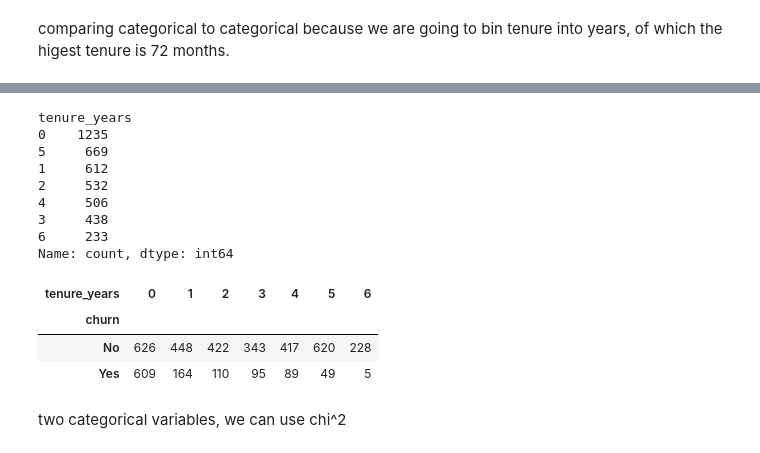
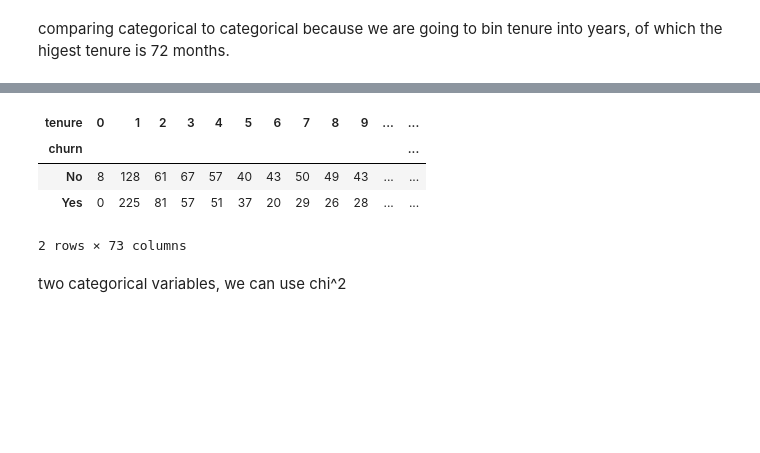
Before and after one commit to Luis-Martinez1/Classification_Project, a Jupyter notebook: non_final_notebook.ipynb, the cells around one changed output, grey strips where cells are left out. Drawn from its saved outputs; the diff is of its cells as text; code cells hidden in the pictures; blank space fills up the shorter version.

```diff
--- a/non_final_notebook.ipynb
+++ b/non_final_notebook.ipynb
@@ -500,15 +535,3 @@ sns.boxplot(data=train, x='churn', y='tenure')
 3. Analyze with statistics
 # %% [markdown]
 comparing categorical to categorical because we are going to bin tenure into years, of which the higest tenure is 72 months.
-# %%
-# Create bins for tenure in terms of years
-bins = [0, 12, 24, 36, 48, 60, 72, 84]  # adjust as needed
-
-# Create labels for the bins (representing years)
-labels = ['0', '1', '2', '3', '4', '5', '6']
-
-# Bin the 'tenure' column
-train['tenure_years'] = pd.cut(train['tenure'], bins=bins, labels=labels, right=False)
-
-# Display the DataFrame with the new 'tenure_years' column
-print(train[['tenure', 'tenure_years']])
@@ -530,23 +538,12 @@ print(train[['tenure', 'tenure_years']])
-# %%
-train.tenure_years.value_counts()
-# %% [output]
-tenure_years
-0    1235
-5     669
-1     612
-2     532
-4     506
-3     438
-6     233
-Name: count, dtype: int64
 # %%
-observed_tenure = pd.crosstab(train.churn, train.tenure_years)
+observed_tenure = pd.crosstab(train.churn, train.tenure)
 observed_tenure
 # %% [output]
-| tenure_years | 0 | 1 | 2 | 3 | 4 | 5 | 6 |
-| churn |  |  |  |  |  |  |  |
-| No | 626 | 448 | 422 | 343 | 417 | 620 | 228 |
-| Yes | 609 | 164 | 110 | 95 | 89 | 49 | 5 |
+| tenure | 0 | 1 | 2 | 3 | 4 | 5 | 6 | 7 | 8 | 9 | ... | ... |
+| churn |  |  |  |  |  |  |  |  |  |  |  | ... |
+| No | 8 | 128 | 61 | 67 | 57 | 40 | 43 | 50 | 49 | 43 | ... | ... |
+| Yes | 0 | 225 | 81 | 57 | 51 | 37 | 20 | 29 | 26 | 28 | ... | ... |
+2 rows × 73 columns
 # %% [markdown]
 two categorical variables, we can use chi^2
 # %%
```
Also changed, not shown: parts of 19 cells of this notebook.
